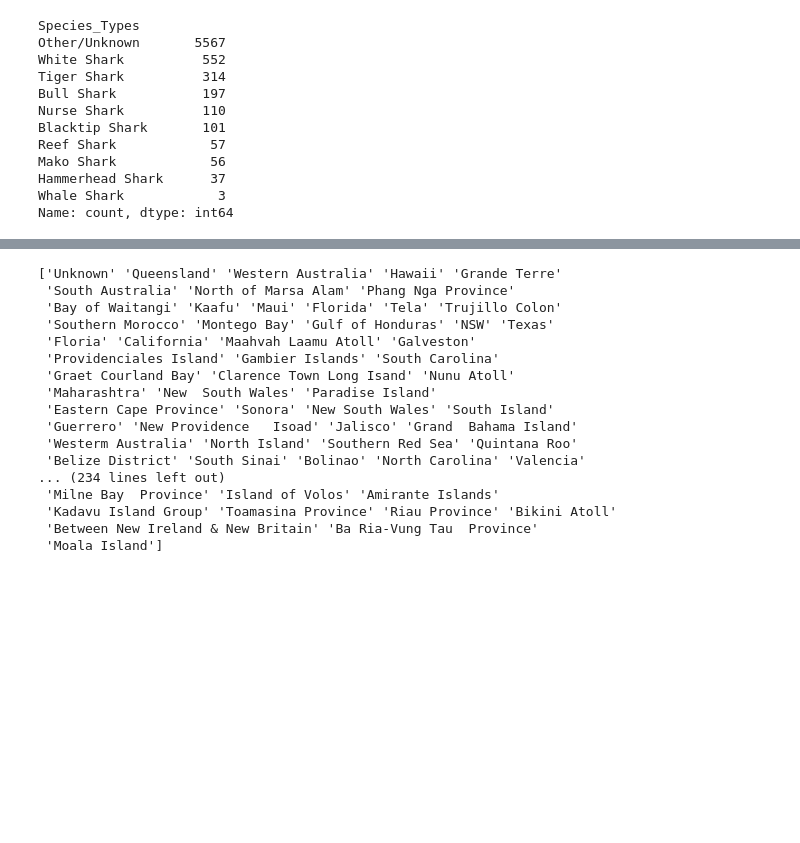
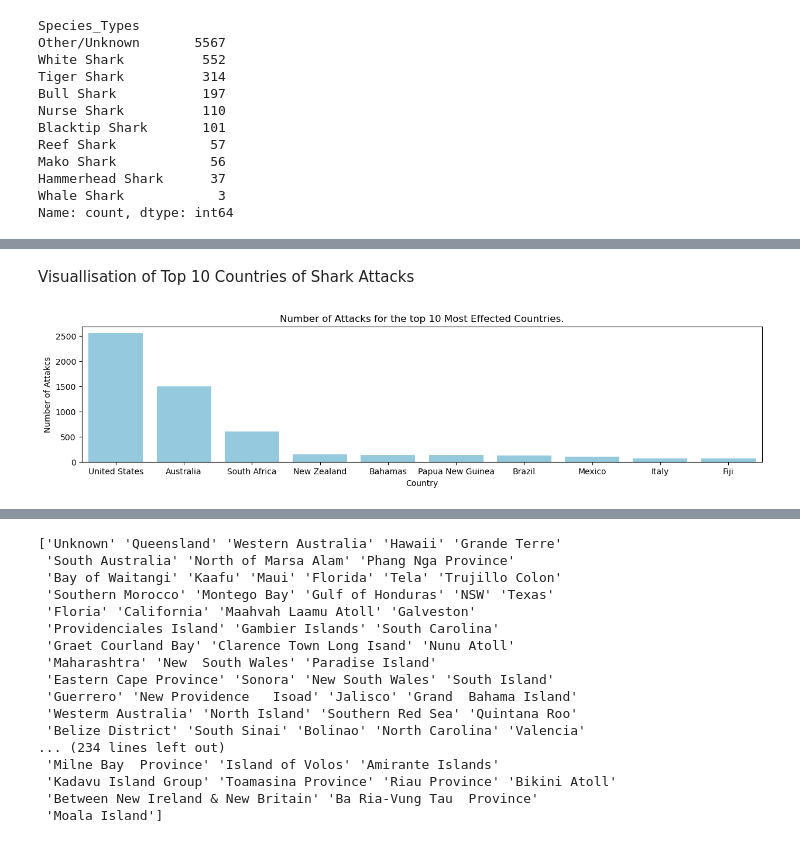
Before and after one commit to SheryllD/shark_attacks_project, a Jupyter notebook: Shark_Tale_Main.ipynb, the cells around one changed output, grey strips where cells are left out. Drawn from its saved outputs; the diff is of its cells as text; code cells hidden in the pictures; blank space fills up the shorter version.

```diff
--- a/Shark_Tale_Main.ipynb
+++ b/Shark_Tale_Main.ipynb
@@ -510,0 +694,2 @@ Name: count, dtype: int64
+# %%
+df['Country'] = df['Country'].replace(update_country).fillna('Unknown')
@@ -511,7 +716,7 @@ Name: count, dtype: int64
 # %%
 # Data Cleaning for the column 'Country', I've tried to use regex
 df["Country"] = df["Country"].str.strip().str.title()
-df["Country"] = df["Country"].str.replace(r"[^a-zA-Z\s]", "", regex=True)
+#df["Country"] = df["Country"].str.replace(r"[^a-zA-Z\s]", "", regex=True)
 #df["Country"] = df["Country"].map(lambda x: x.upper())
 df["Country"] = df["Country"].fillna("Unknown")
 print(df["Country"].unique())
@@ -546,0 +746,8 @@ print(df["Country"].unique())
+# %%
+df["Country"] = df["Country"].replace(update_country) # Reassigning it back to "Country"
+# %%
+country_grp = df.groupby('Country')
+number_of_attacks = country_grp['Country'].count()
+number_of_attacks = number_of_attacks.sort_values(ascending=False)
+top_10_attacks = number_of_attacks.head(10)
+top_10_attacks
@@ -546,0 +767,10 @@ print(df["Country"].unique())
+# %% [markdown]
+Visuallisation of Top 10 Countries of Shark Attacks
+# %%
+plt.figure(figsize=(15,3))
+sns.barplot(x=top_10_attacks.index, y=top_10_attacks, color="skyblue")
+plt.title("Number of Attacks for the top 10 Most Effected Countries.")
+plt.ylabel("Number of Attakcs")
+plt.show()
+# %% [output]
+[figure, added]
```
Also changed, not shown: parts of 26 cells of this notebook.
